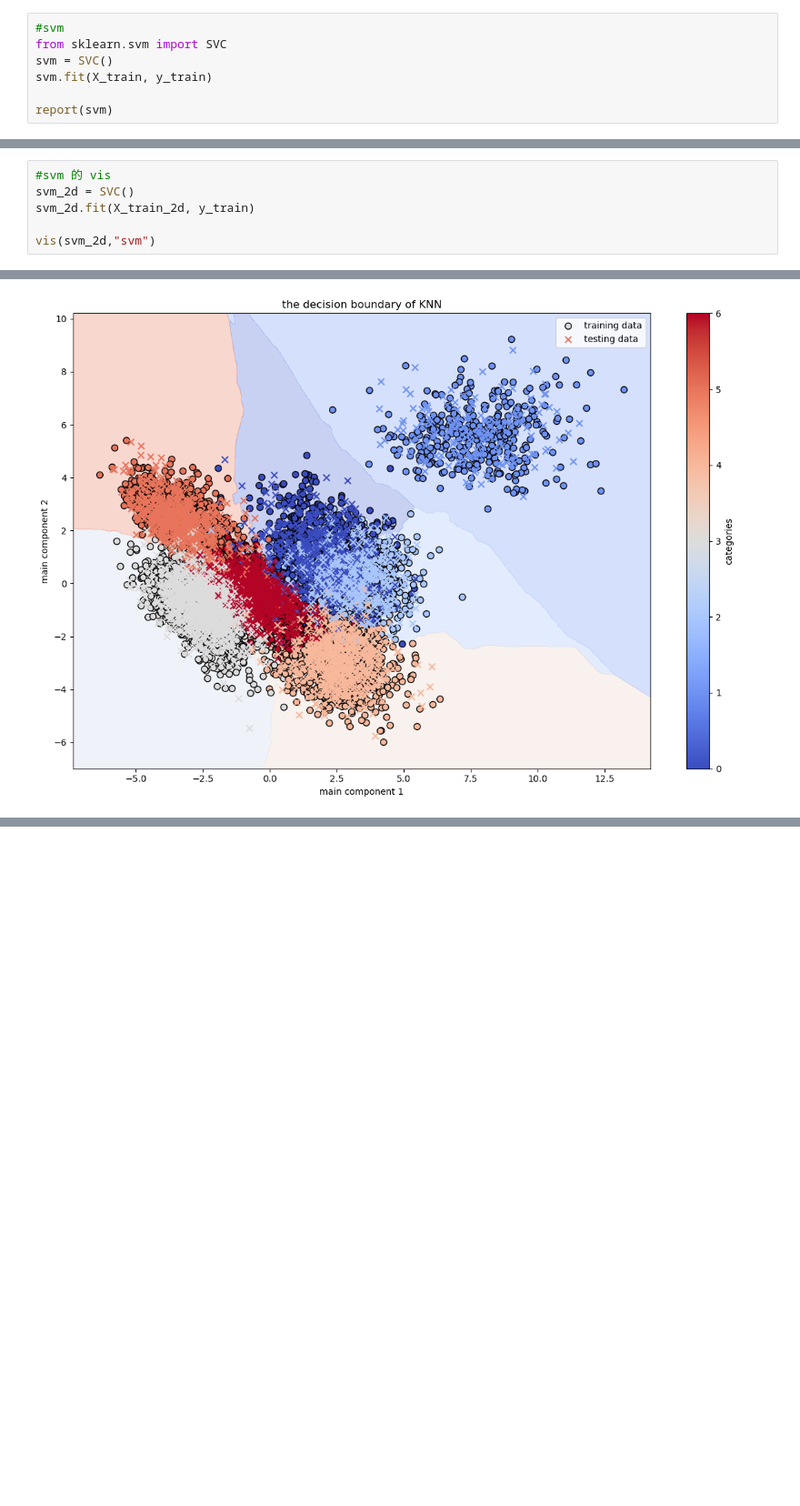
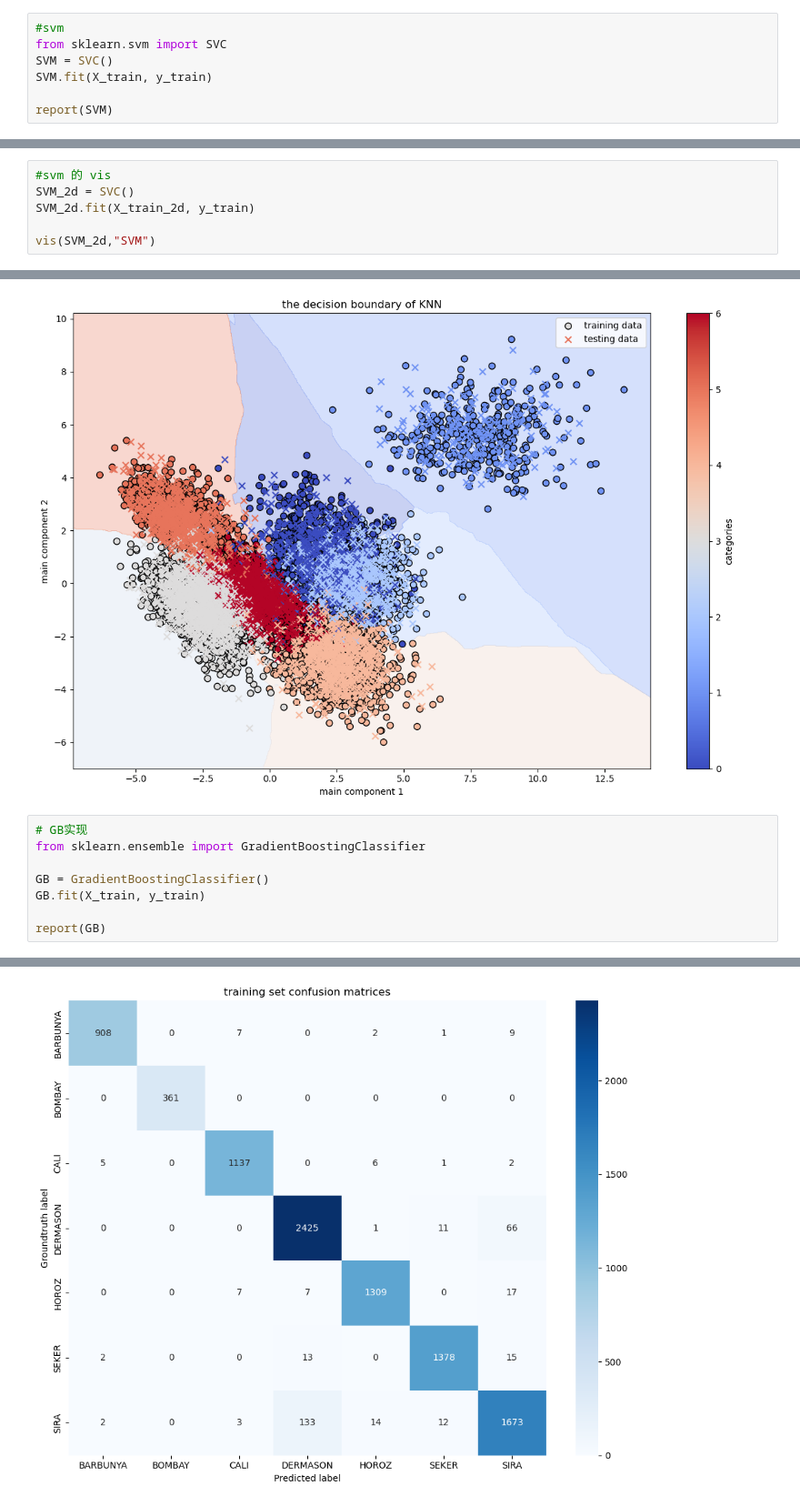
Before and after one commit to 3123738092/MLproject, a Jupyter notebook: Logistics regression.ipynb, the cells around one changed output, grey strips where cells are left out. Shown at 91% size. Cells and saved outputs as stored; diff of their text form; blank space fills up the shorter version.

```diff
--- a/Logistics regression.ipynb
+++ b/Logistics regression.ipynb
@@ -266,10 +266,10 @@ vis(LR_2d,"LR")
 # %%
 #svm
 from sklearn.svm import SVC
-svm = SVC()
-svm.fit(X_train, y_train)
+SVM = SVC()
+SVM.fit(X_train, y_train)
 
-report(svm)
+report(SVM)
 # %% [output]
 training set Evaluation outcome:
 Accuracy: 0.9302
@@ -350,10 +350,10 @@ Accuracy: 0.9416
 weighted avg       0.94      0.94      0.94     13611
 # %%
 #svm 的 vis
-svm_2d = SVC()
-svm_2d.fit(X_train_2d, y_train)
+SVM_2d = SVC()
+SVM_2d.fit(X_train_2d, y_train)
 
-vis(svm_2d,"svm")
+vis(SVM_2d,"SVM")
 # %% [output]
 [figure]
 # %%
@@ -453,3 +453,12 @@ KNN_2d.fit(X_train_2d, y_train)
 vis(KNN_2d,"KNN")
 # %% [output]
 [figure]
+# %%
+# GB实现
+from sklearn.ensemble import GradientBoostingClassifier
+
+GB = GradientBoostingClassifier()
+GB.fit(X_train, y_train)
+
+report(GB)
+# %% [output]
@@ -455,0 +480 @@ vis(KNN_2d,"KNN")
+[figure, added]
```
Also changed, not shown: parts of 4 cells of this notebook.
